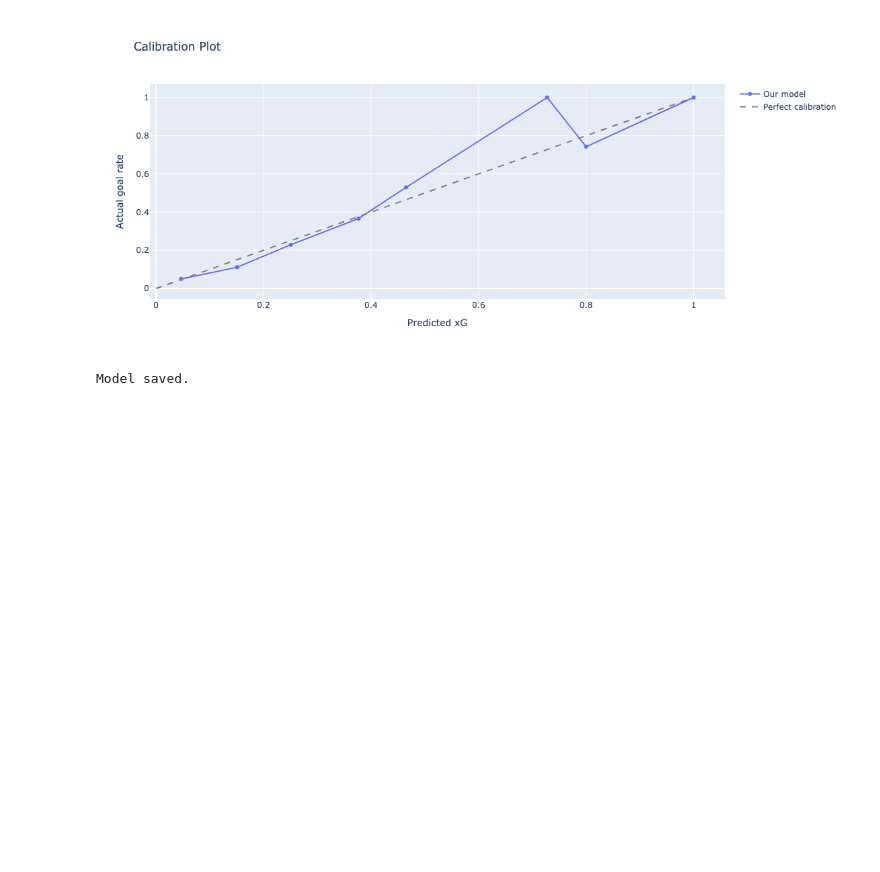
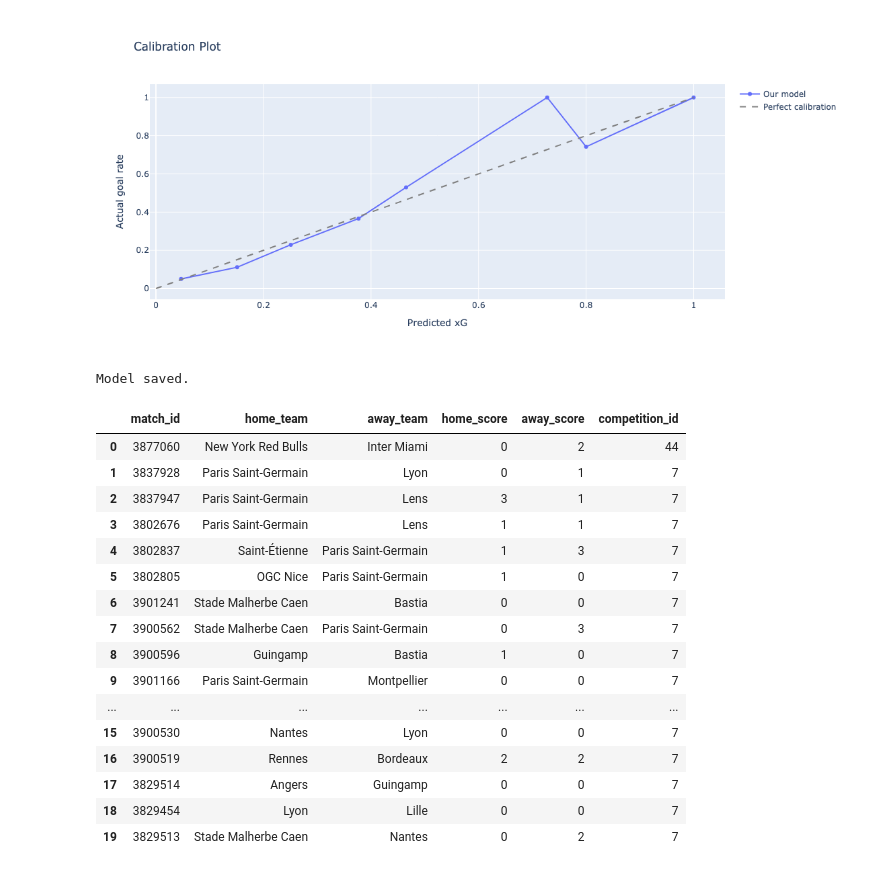
Before and after one commit to MattKGatune/footy.ai, a Jupyter notebook: xg_model.ipynb, the cells around one changed output. Saved outputs shown, nothing was run; the diff lists cells and outputs as text; code cells hidden in the pictures; blank space fills up the shorter version.

```diff
--- a/xg_model.ipynb
+++ b/xg_model.ipynb
@@ -391,3 +391,40 @@ joblib.dump(feature_cols, "xg_feature_cols.pkl")
 print("Model saved.")
 # %% [output]
 Model saved.
+# %%
+match_options = query("""
+  SELECT
+      m.match_id,
+      m.home_team,
+      m.away_team,
+      m.home_score,
+      m.away_score,
+      m.competition_id
+  FROM matches_r2 m
+  WHERE m.match_id IN (
+      SELECT DISTINCT match_id FROM events_r2
+      WHERE type_name = 'Shot'
+      AND competition_id != 11
+  )
+  LIMIT 20
+""")
+
+match_options
+# %% [output]
+|  | match_id | home_team | away_team | home_score | away_score | competition_id |
+| 0 | 3877060 | New York Red Bulls | Inter Miami | 0 | 2 | 44 |
+| 1 | 3837928 | Paris Saint-Germain | Lyon | 0 | 1 | 7 |
+| 2 | 3837947 | Paris Saint-Germain | Lens | 3 | 1 | 7 |
+| 3 | 3802676 | Paris Saint-Germain | Lens | 1 | 1 | 7 |
+| 4 | 3802837 | Saint-Étienne | Paris Saint-Germain | 1 | 3 | 7 |
+| 5 | 3802805 | OGC Nice | Paris Saint-Germain | 1 | 0 | 7 |
+| 6 | 3901241 | Stade Malherbe Caen | Bastia | 0 | 0 | 7 |
+| 7 | 3900562 | Stade Malherbe Caen | Paris Saint-Germain | 0 | 3 | 7 |
+| 8 | 3900596 | Guingamp | Bastia | 1 | 0 | 7 |
+| 9 | 3901166 | Paris Saint-Germain | Montpellier | 0 | 0 | 7 |
+| ... | ... | ... | ... | ... | ... | ... |
+| 15 | 3900530 | Nantes | Lyon | 0 | 0 | 7 |
+| 16 | 3900519 | Rennes | Bordeaux | 2 | 2 | 7 |
+| 17 | 3829514 | Angers | Guingamp | 0 | 0 | 7 |
+| 18 | 3829454 | Lyon | Lille | 0 | 0 | 7 |
+| 19 | 3829513 | Stade Malherbe Caen | Nantes | 0 | 2 | 7 |
```
Also changed, not shown: parts of 13 cells of this notebook, 1 other file.
